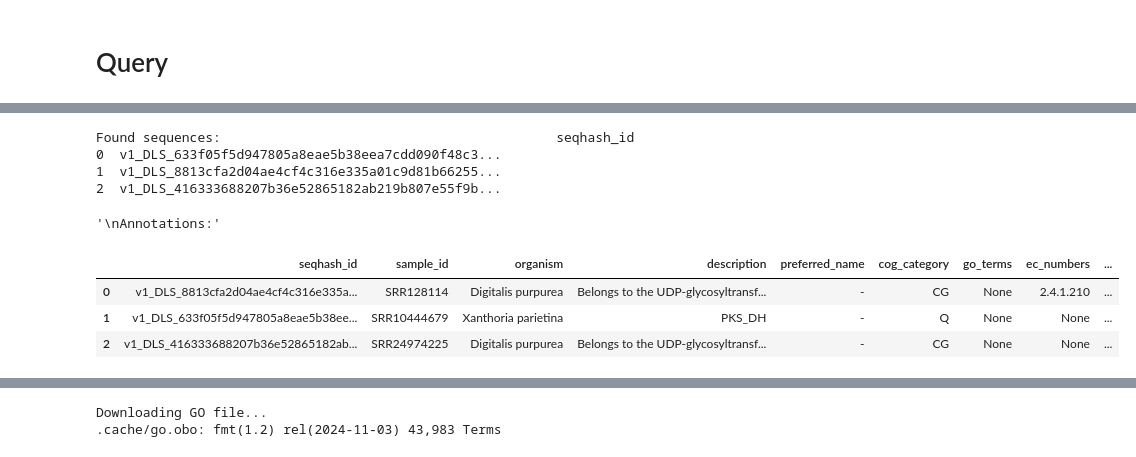
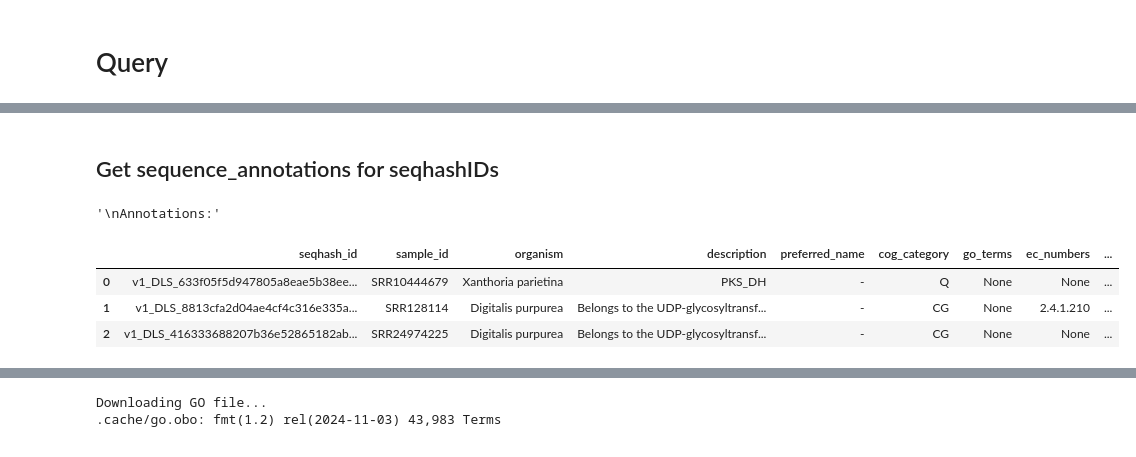
Before and after one commit to arudhir/planter, a Jupyter notebook: notebooks/database.ipynb, the cells around one changed output, grey strips where cells are left out. Cells and saved outputs as stored; diff of their text form; code cells hidden in the pictures.

```diff
--- a/notebooks/database.ipynb
+++ b/notebooks/database.ipynb
@@ -102,36 +177,26 @@ INFO:planter.database.builder:Processed ERR9123876: 26284 sequences, 24646 annot
+# %% [markdown]
+## Get sequence_annotations for seqhashIDs
 # %%
 from planter.database.query_manager import DatabaseManager
 import pandas as pd
 
 db_path = "/mnt/data2/planter_outputs/planter2.duckdb"
 
 # Test some seqhash IDs from your MMseqs results
 test_ids = [
    "v1_DLS_8813cfa2d04ae4cf4c316e335a01c9d81b66255681bc3e51a98cd00dc5563466.p2",
    "v1_DLS_416333688207b36e52865182ab219b807e55f9b9cc56f30bb249fd4faa38e3da.p1",
    "v1_DLS_9ec0dd0c4e615b3c23b1b8e475cd0dc87f96b87d66fb13d2d033dc87dc652ca1.p1",
    "v1_DLS_633f05f5d947805a8eae5b38eea7cdd090f48c3dc1e3ce89eb0b6732042591aa.p1",
    "v1_DLS_700011b382d7c61a71117db9be1cfde6ad9435a22f74e60d769f57737d13c55b.p1"
 ]
 
 with DatabaseManager(db_path) as db:
-    # Direct SQL query to verify data exists
-    results = db.con.execute("""
-        SELECT seqhash_id FROM sequences
-        WHERE seqhash_id = ANY(?)
-    """, [test_ids]).fetchdf()
-    print("Found sequences:", results)
-
-    # Try your annotation query
-    annotations = db.query_manager.sequence_annotations(test_ids)
+    annotations = db.query_manager.sequence_annotations(values=(test_ids,))
     display("\nAnnotations:", annotations)
 # %% [output]
-Found sequences:                                           seqhash_id
-0  v1_DLS_633f05f5d947805a8eae5b38eea7cdd090f48c3...
-1  v1_DLS_8813cfa2d04ae4cf4c316e335a01c9d81b66255...
-2  v1_DLS_416333688207b36e52865182ab219b807e55f9b...
+'\nAnnotations:'
-'\nAnnotations:'
 |  | seqhash_id | sample_id | organism | description | preferred_name | cog_category | go_terms | ec_numbers | ... |
-| 0 | v1_DLS_8813cfa2d04ae4cf4c316e335a... | SRR128114 | Digitalis purpurea | Belongs to the UDP-glycosyltransf... | - | CG | None | 2.4.1.210 | ... |
-| 1 | v1_DLS_633f05f5d947805a8eae5b38ee... | SRR10444679 | Xanthoria parietina | PKS_DH | - | Q | None | None | ... |
+| 0 | v1_DLS_633f05f5d947805a8eae5b38ee... | SRR10444679 | Xanthoria parietina | PKS_DH | - | Q | None | None | ... |
+| 1 | v1_DLS_8813cfa2d04ae4cf4c316e335a... | SRR128114 | Digitalis purpurea | Belongs to the UDP-glycosyltransf... | - | CG | None | 2.4.1.210 | ... |
 | 2 | v1_DLS_416333688207b36e52865182ab... | SRR24974225 | Digitalis purpurea | Belongs to the UDP-glycosyltransf... | - | CG | None | None | ... |
```
Also changed, not shown: parts of 9 cells of this notebook, 3 other files.
